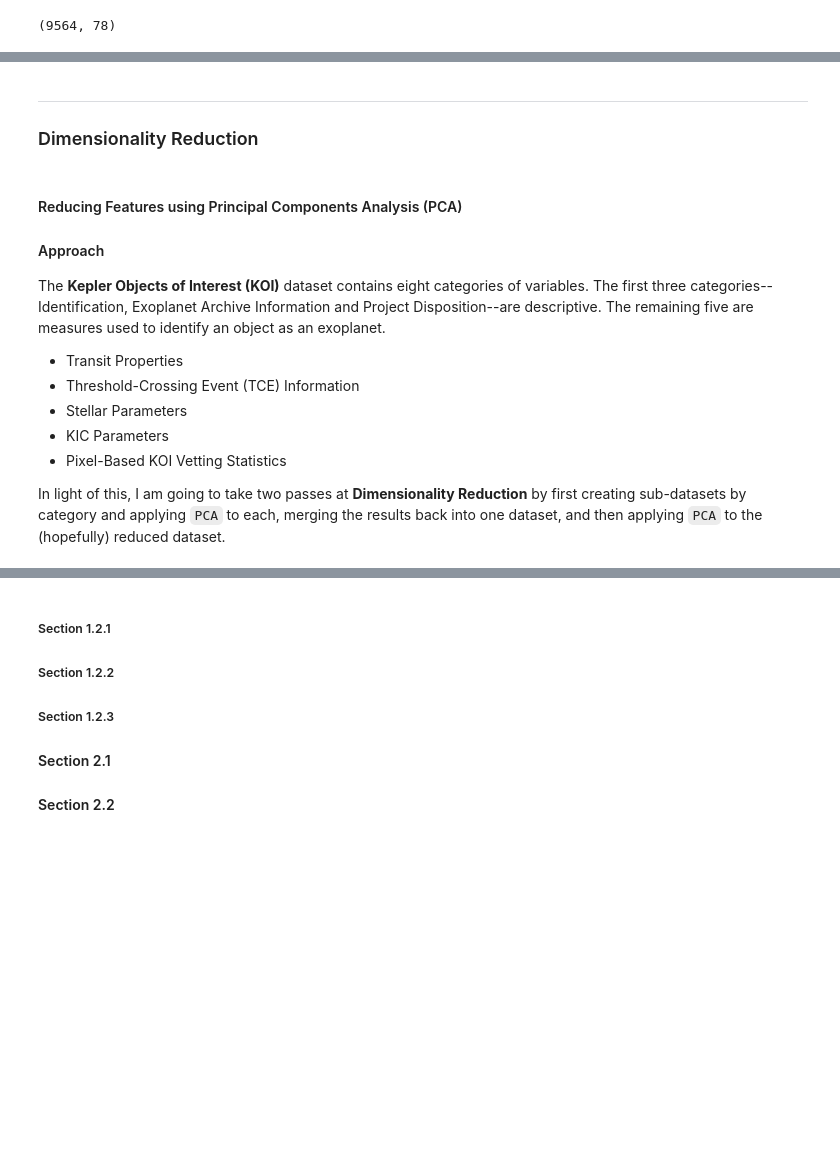
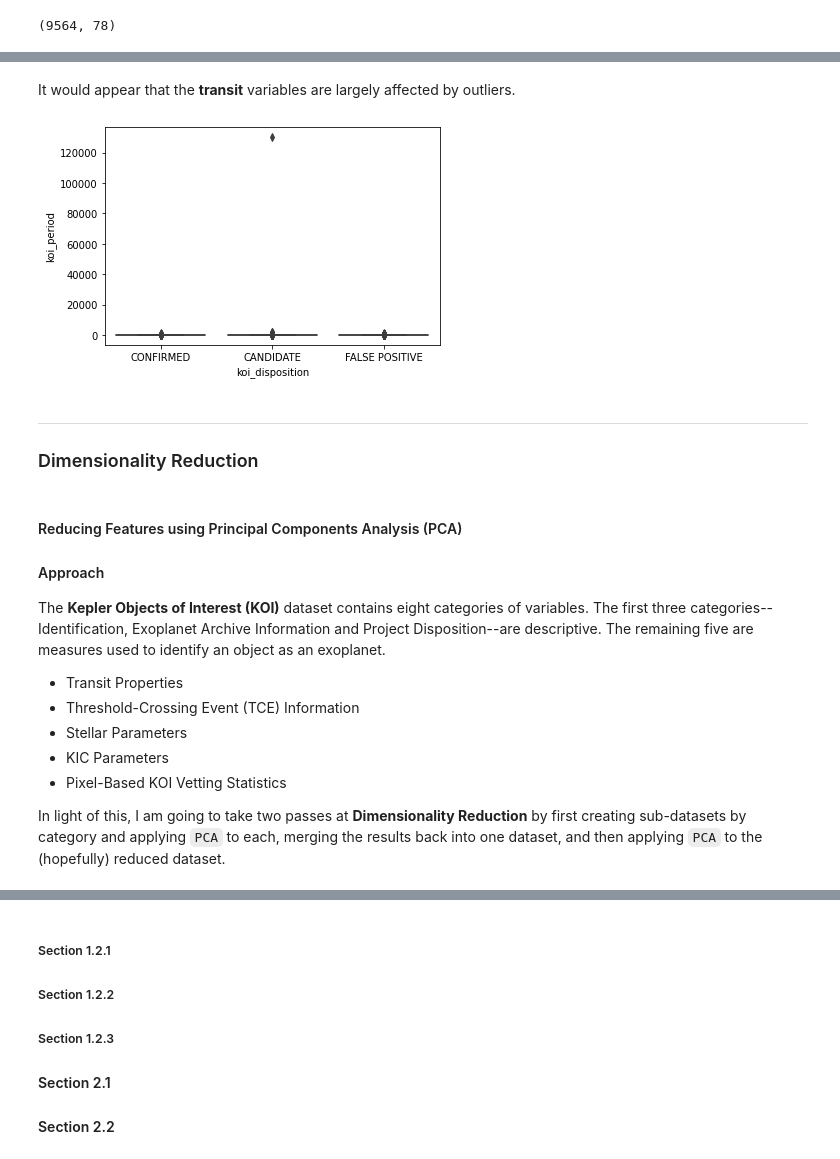
Before and after one commit to dkinneyBU/DSC680, a Jupyter notebook: Predicting Exoplanets/Predicting_Exoplanets.ipynb, the cells around one changed output, grey strips where cells are left out. Drawn from its saved outputs; the diff is of its cells as text; code cells hidden in the pictures; blank space fills up the shorter version.

```diff
--- a/Predicting Exoplanets/Predicting_Exoplanets.ipynb
+++ b/Predicting Exoplanets/Predicting_Exoplanets.ipynb
@@ -117,0 +160,8 @@ df_koi_cleaned.shape
+# %% [markdown]
+It would appear that the **transit** variables are largely affected by outliers.
+# %%
+box, ax = plt.subplots()
+ax = sns.boxplot(x='koi_disposition', y='koi_period', data=df_koi_cleaned)
+plt.show()
+# %% [output]
+[figure, added]
@@ -118,8 +172,8 @@ df_koi_cleaned.shape
 # %% [markdown]
 *********************************
-### Dimensionality Reduction <a class="anchor" id="chapter2"></a>
+### Dimensionality Reduction <a class="anchor" id="chapter3"></a>
 # %% [markdown]
-#### Reducing Features using Principal Components Analysis (PCA) <a class="anchor" id="section_2_1"></a>
+#### Reducing Features using Principal Components Analysis (PCA) <a class="anchor" id="section_3_1"></a>
 
 #### Approach
 
```
Also changed, not shown: parts of 18 cells of this notebook, 4 other files.
